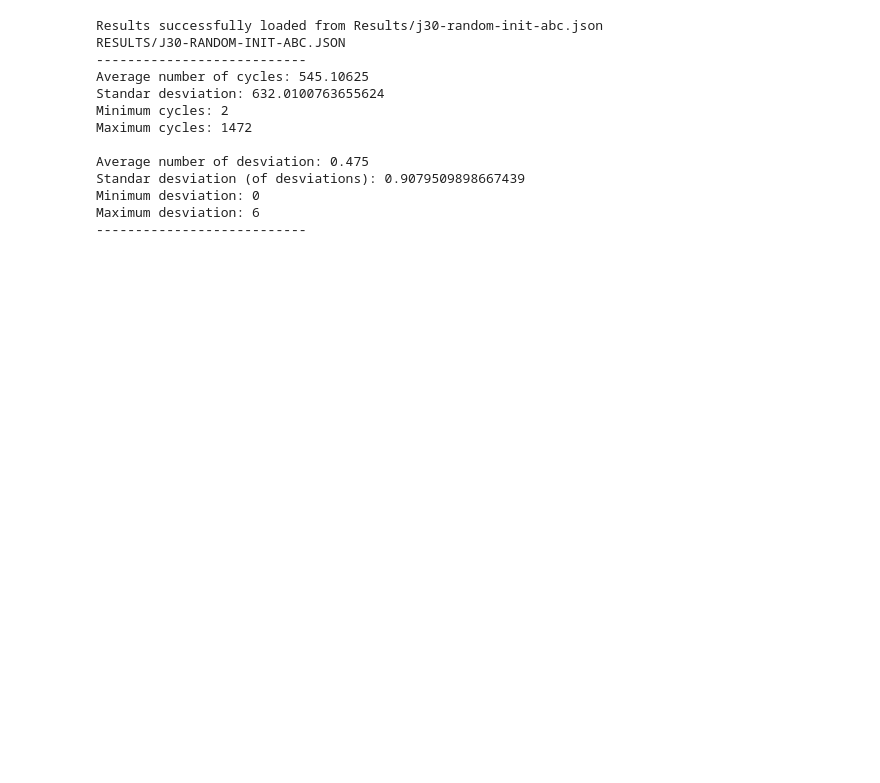
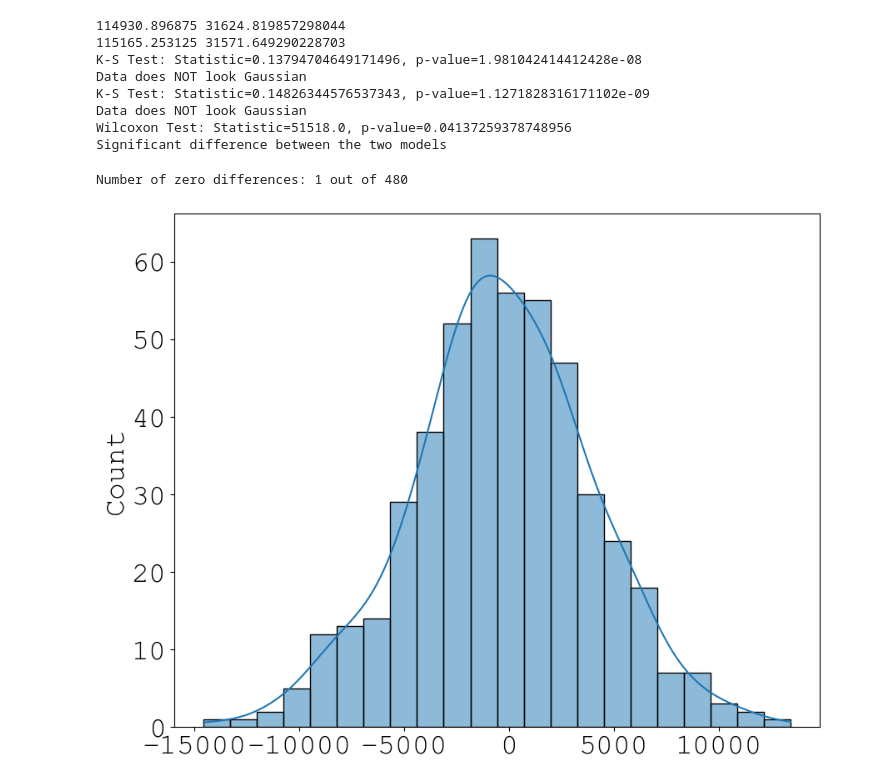
Before and after one commit to Pablof27/GS-ABC, a Jupyter notebook: AnalisisResultados.ipynb, the cells around one changed output. Drawn from its saved outputs; the diff is of its cells as text; code cells hidden in the pictures; blank space fills up the shorter version.

Commit message:
resultados inicilalización

```diff
--- a/AnalisisResultados.ipynb
+++ b/AnalisisResultados.ipynb
@@ -5,0 +43,4 @@ bk_solutions = {f"j30{i//10 + 1}_{(i%10)+1}": makespan for i, makespan in enumer
+# %%
+a = [1, 2, 3, 4, 5, 6]
+print(a[4])
+print(a[:10][-1])
@@ -51,0 +121,8 @@ Maximum desviation: 2
+# %%
+dataset = "j60"
+filename1 = f"Results/{dataset}-full-heuristics-init-abc.json"
+filename2 = f"Results/{dataset}-N4-random-init-abc.json"
+data1 = desviations(filename=filename1)
+data2 = desviations(filename=filename2)
+convergence1 = auc_data(filename=filename1, cycles=750)
+convergence2 = auc_data(filename=filename2, cycles=750)
@@ -52,16 +221,53 @@ Maximum desviation: 2
+# %%
+data1 = convergence1
+data2 = convergence2
 # %%
-print_results(filename="Results/j30-random-init-abc.json")
+print(np.average(data1), np.std(data1))
+print(np.average(data2), np.std(data2))
+
+isNormalDistribution(data1)
+isNormalDistribution(data2)
+
+wilcoxon_ranked_test(data1, data2)
+
+# j30: 0.5096
+# j60: 0.5382
+# j120: 0.1068
 # %% [output]
-Results successfully loaded from Results/j30-random-init-abc.json
-RESULTS/J30-RANDOM-INIT-ABC.JSON
----------------------------
-Average number of cycles: 545.10625
-Standar desviation: 632.0100763655624
-Minimum cycles: 2
-Maximum cycles: 1472
-
-Average number of desviation: 0.475
-Standar desviation (of desviations): 0.9079509898667439
-Minimum desviation: 0
-Maximum desviation: 6
----------------------------
+114930.896875 31624.819857298044
+115165.253125 31571.649290228703
+K-S Test: Statistic=0.13794704649171496, p-value=1.981042414412428e-08
+Data does NOT look Gaussian
+K-S Test: Statistic=0.14826344576537343, p-value=1.1271828316171102e-09
+Data does NOT look Gaussian
+Wilcoxon Test: Statistic=51518.0, p-value=0.04137259378748956
+Significant difference between the two models
+# %%
+import matplotlib.pyplot as plt
+import seaborn as sns
+
+FONT_SIZE =25
+
+plt.rcParams.update({
+    'font.family': 'Courier New',
+    'font.size': FONT_SIZE,
+    'axes.titlesize': FONT_SIZE,
+    'axes.labelsize': FONT_SIZE,
+    'xtick.labelsize': FONT_SIZE,
+    'ytick.labelsize': FONT_SIZE,
+    'figure.titlesize': FONT_SIZE
+})
+
+differences = np.array(data1) - np.array(data2)
+num_zeros = np.sum(differences == 0)
+
+print(f"Number of zero differences: {num_zeros} out of {len(differences)}")
+
+differences = [a - b for a, b in zip(data1, data2)]
+plt.figure(figsize=(10, 8))
+sns.histplot(differences, kde=True)
+# plt.title("Distribution of Pairwise Differences")
+plt.show()
+# %% [output]
+Number of zero differences: 1 out of 480
+[figure, added]
```
Also changed, not shown: parts of 20 cells of this notebook, 7 other files.
